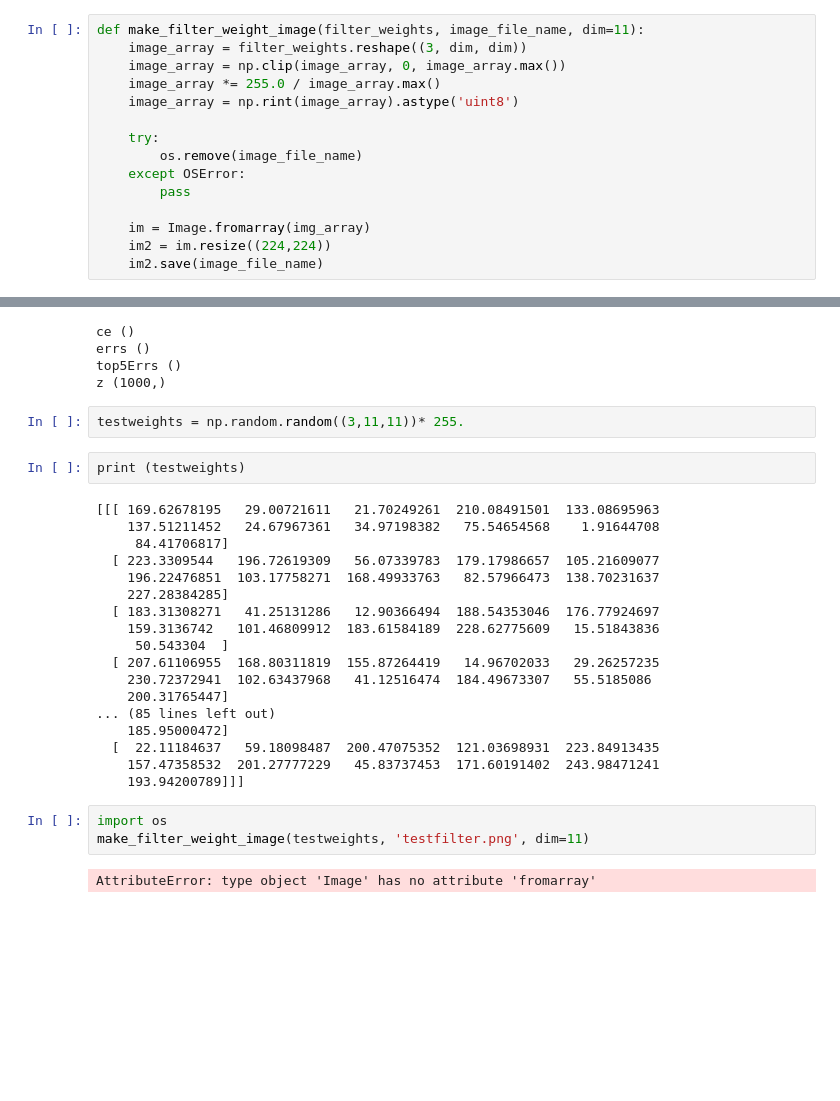
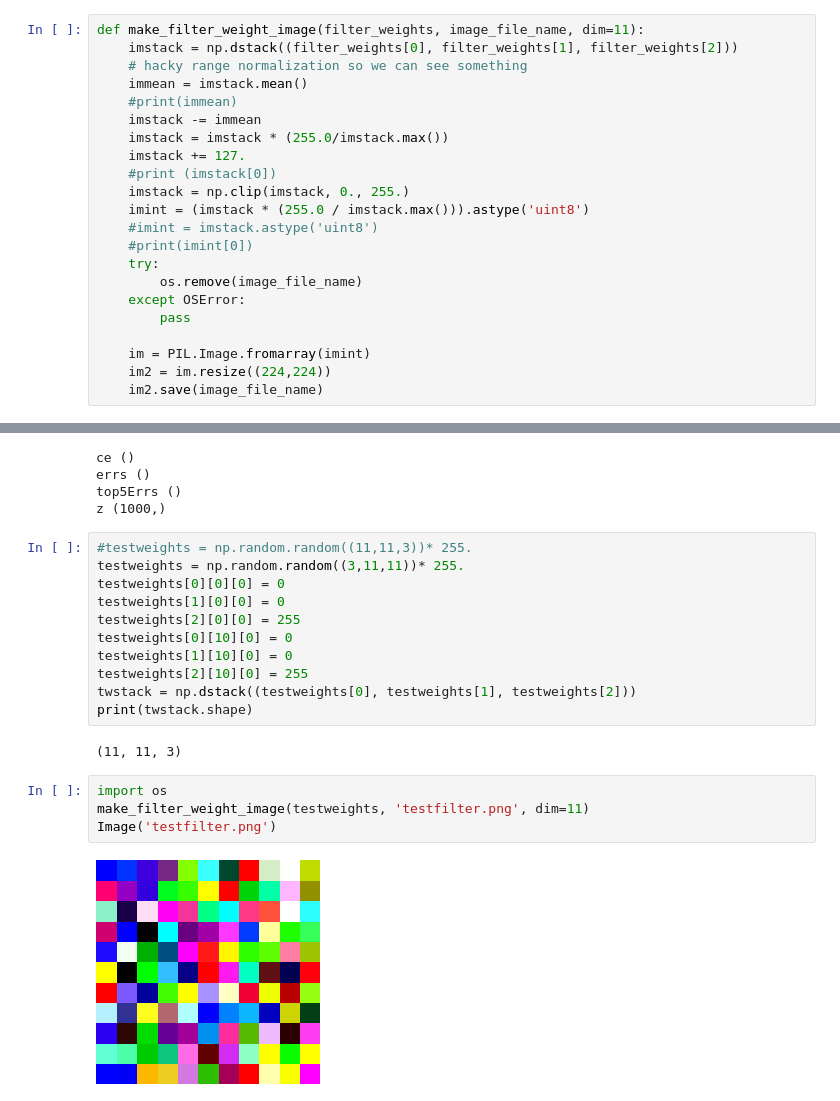
Before and after one commit to hjl/cntkdemo, a Jupyter notebook: AlexNetDemo/cntk-alexnet-conv1-visualizer.ipynb, the cells around one changed output, grey strips where cells are left out. Drawn from its saved outputs; the diff is of its cells as text; blank space fills up the shorter version.

```diff
--- a/AlexNetDemo/cntk-alexnet-conv1-visualizer.ipynb
+++ b/AlexNetDemo/cntk-alexnet-conv1-visualizer.ipynb
@@ -58,16 +39,23 @@ array([[-0.01510708,  0.02406439, -0.00587441,  0.03674211, -0.02667347,
 # %%
 def make_filter_weight_image(filter_weights, image_file_name, dim=11):
-    image_array = filter_weights.reshape((3, dim, dim))
-    image_array = np.clip(image_array, 0, image_array.max())
-    image_array *= 255.0 / image_array.max()
-    image_array = np.rint(image_array).astype('uint8')
-
+    imstack = np.dstack((filter_weights[0], filter_weights[1], filter_weights[2]))
+    # hacky range normalization so we can see something
+    immean = imstack.mean()
+    #print(immean)
+    imstack -= immean
+    imstack = imstack * (255.0/imstack.max())
+    imstack += 127.
+    #print (imstack[0])
+    imstack = np.clip(imstack, 0., 255.)
+    imint = (imstack * (255.0 / imstack.max())).astype('uint8')
+    #imint = imstack.astype('uint8')
+    #print(imint[0])
     try:
         os.remove(image_file_name)
     except OSError:
         pass
 
-    im = Image.fromarray(img_array)
+    im = PIL.Image.fromarray(imint)
     im2 = im.resize((224,224))
     im2.save(image_file_name)
 # %%
@@ -278,30 +134,22 @@ ce ()
 errs ()
 top5Errs ()
 z (1000,)
-# %%
-testweights = np.random.random((3,11,11))* 255.
-# %%
-print (testweights)
-# %% [output]
-[[[ 169.62678195   29.00721611   21.70249261  210.08491501  133.08695963
-    137.51211452   24.67967361   34.97198382   75.54654568    1.91644708
-     84.41706817]
-  [ 223.3309544   196.72619309   56.07339783  179.17986657  105.21609077
-    196.22476851  103.17758271  168.49933763   82.57966473  138.70231637
-    227.28384285]
-  [ 183.31308271   41.25131286   12.90366494  188.54353046  176.77924697
-    159.3136742   101.46809912  183.61584189  228.62775609   15.51843836
-     50.543304  ]
-  [ 207.61106955  168.80311819  155.87264419   14.96702033   29.26257235
-    230.72372941  102.63437968   41.12516474  184.49673307   55.5185086
-    200.31765447]
-... (85 lines left out)
-    185.95000472]
-  [  22.11184637   59.18098487  200.47075352  121.03698931  223.84913435
-    157.47358532  201.27777229   45.83737453  171.60191402  243.98471241
-    193.94200789]]]
+# %%
+#testweights = np.random.random((11,11,3))* 255.
+testweights = np.random.random((3,11,11))* 255.
+testweights[0][0][0] = 0
+testweights[1][0][0] = 0
+testweights[2][0][0] = 255
+testweights[0][10][0] = 0
+testweights[1][10][0] = 0
+testweights[2][10][0] = 255
+twstack = np.dstack((testweights[0], testweights[1], testweights[2]))
+print(twstack.shape)
+# %% [output]
+(11, 11, 3)
 # %%
 import os
 make_filter_weight_image(testweights, 'testfilter.png', dim=11)
+Image('testfilter.png')
 # %% [output]
-AttributeError: type object 'Image' has no attribute 'fromarray'
+[figure, added]
```
Also changed, not shown: parts of 18 cells of this notebook.
